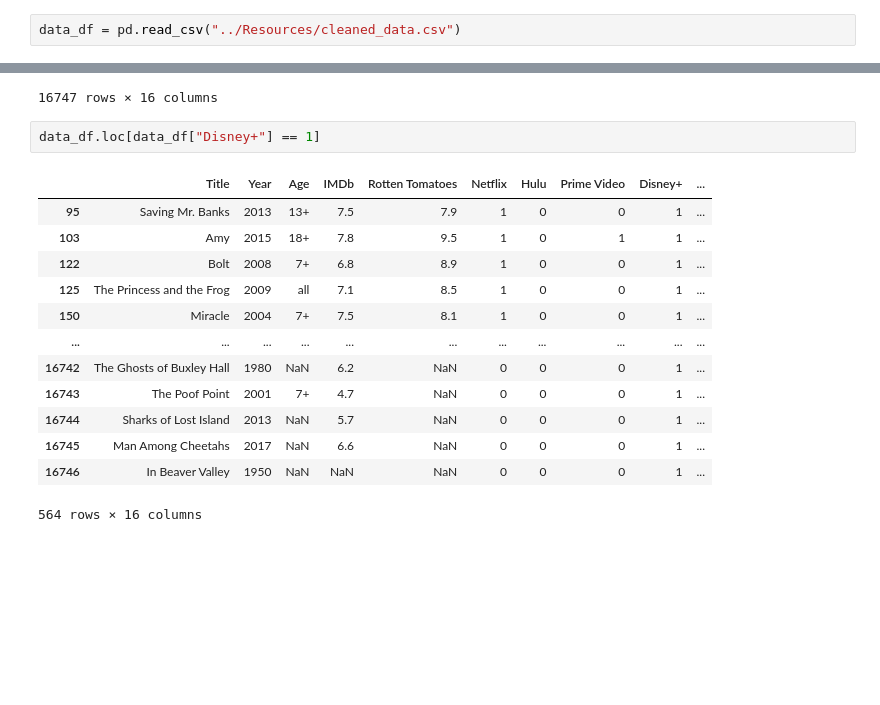
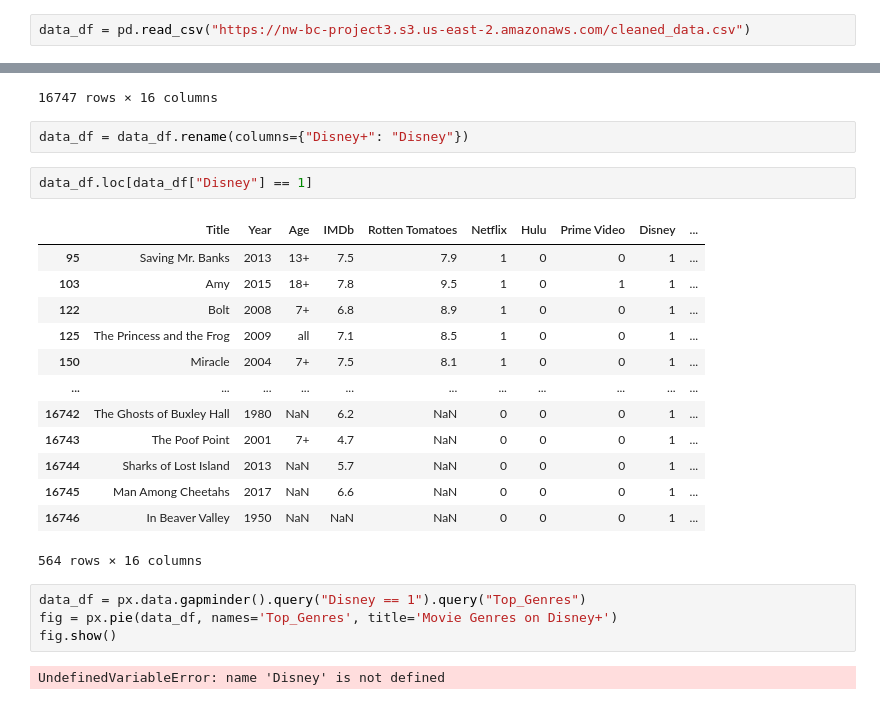
Before and after one commit to MaryColasanto/Project3, a Jupyter notebook: Plotly/Pie Chart.ipynb, the cells around one changed output, grey strips where cells are left out. Cells and saved outputs as stored; diff of their text form; blank space fills up the shorter version.

```diff
--- a/Plotly/Pie Chart.ipynb
+++ b/Plotly/Pie Chart.ipynb
@@ -2,7 +2,7 @@
 import pandas as pd
 import plotly.express as px
 # %%
-data_df = pd.read_csv("../Resources/cleaned_data.csv")
+data_df = pd.read_csv("https://nw-bc-project3.s3.us-east-2.amazonaws.com/cleaned_data.csv")
 # %%
 data_df
 # %% [output]
@@ -19,10 +19,12 @@ data_df
 | 16745 | Man Among Cheetahs | 2017 | NaN | 6.6 | NaN | 0 | 0 | 0 | 1 | ... |
 | 16746 | In Beaver Valley | 1950 | NaN | NaN | NaN | 0 | 0 | 0 | 1 | ... |
 16747 rows × 16 columns
+# %%
+data_df = data_df.rename(columns={"Disney+": "Disney"})
 # %%
-data_df.loc[data_df["Disney+"] == 1]
+data_df.loc[data_df["Disney"] == 1]
 # %% [output]
-|  | Title | Year | Age | IMDb | Rotten Tomatoes | Netflix | Hulu | Prime Video | Disney+ | ... |
+|  | Title | Year | Age | IMDb | Rotten Tomatoes | Netflix | Hulu | Prime Video | Disney | ... |
 | 95 | Saving Mr. Banks | 2013 | 13+ | 7.5 | 7.9 | 1 | 0 | 0 | 1 | ... |
 | 103 | Amy | 2015 | 18+ | 7.8 | 9.5 | 1 | 0 | 1 | 1 | ... |
 | 122 | Bolt | 2008 | 7+ | 6.8 | 8.9 | 1 | 0 | 0 | 1 | ... |
@@ -35,3 +37,9 @@ data_df.loc[data_df["Disney+"] == 1]
 | 16745 | Man Among Cheetahs | 2017 | NaN | 6.6 | NaN | 0 | 0 | 0 | 1 | ... |
 | 16746 | In Beaver Valley | 1950 | NaN | NaN | NaN | 0 | 0 | 0 | 1 | ... |
 564 rows × 16 columns
+# %%
+data_df = px.data.gapminder().query("Disney == 1").query("Top_Genres")
+fig = px.pie(data_df, names='Top_Genres', title='Movie Genres on Disney+')
+fig.show()
+# %% [output]
+UndefinedVariableError: name 'Disney' is not defined
```
Also changed, not shown: 2 other files.
